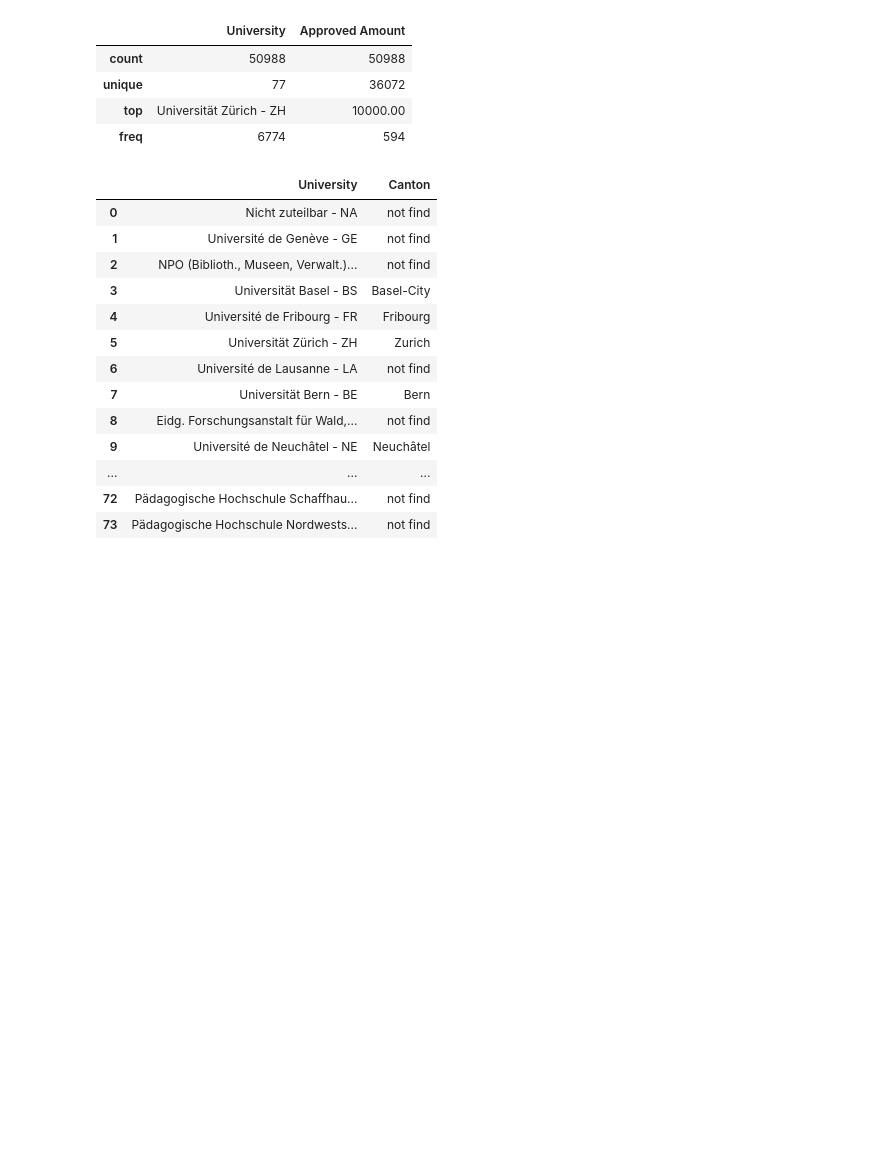
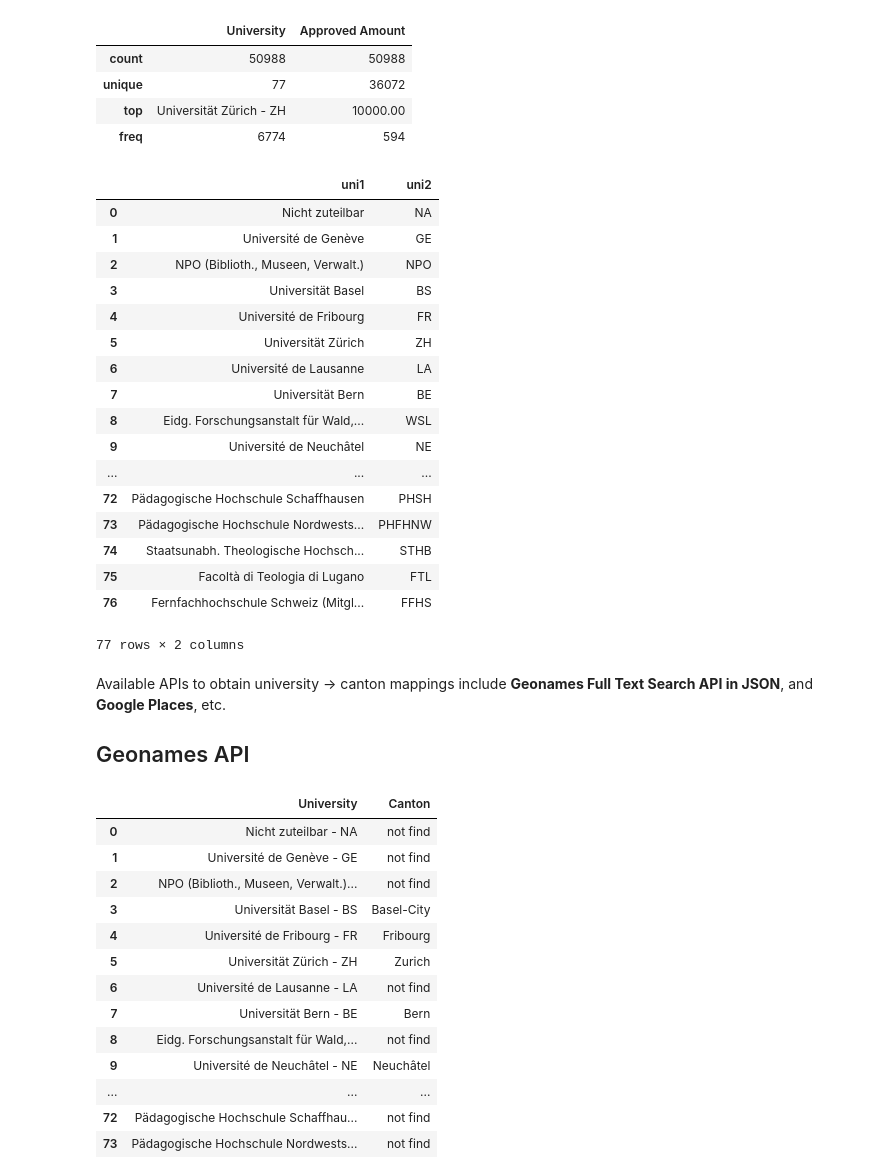
Before and after one commit to BeforeRain/ADA-homework, a Jupyter notebook: 03 - Interactive Viz/University_Canton.ipynb, the cells around one changed output. Drawn from its saved outputs; the diff is of its cells as text; code cells hidden in the pictures; blank space fills up the shorter version.

```diff
--- a/03 - Interactive Viz/University_Canton.ipynb
+++ b/03 - Interactive Viz/University_Canton.ipynb
@@ -57,6 +57,30 @@ uni_name=pd.DataFrame(uni_temp[0].str.split('-',1).tolist(),columns=['uni1','uni
 
 #uni_name=uni_name[0].apply(lambda x: x.split('-')[0])
 #uni_name=uni_name[0].str.split('-').apply(str, 0)
+# %%
+uni_name
+# %% [output]
+|  | uni1 | uni2 |
+| 0 | Nicht zuteilbar | NA |
+| 1 | Université de Genève | GE |
+| 2 | NPO (Biblioth., Museen, Verwalt.) | NPO |
+| 3 | Universität Basel | BS |
+| 4 | Université de Fribourg | FR |
+| 5 | Universität Zürich | ZH |
+| 6 | Université de Lausanne | LA |
+| 7 | Universität Bern | BE |
+| 8 | Eidg. Forschungsanstalt für Wald,... | WSL |
+| 9 | Université de Neuchâtel | NE |
+| ... | ... | ... |
+| 72 | Pädagogische Hochschule Schaffhausen | PHSH |
+| 73 | Pädagogische Hochschule Nordwests... | PHFHNW |
+| 74 | Staatsunabh. Theologische Hochsch... | STHB |
+| 75 | Facoltà di Teologia di Lugano | FTL |
+| 76 | Fernfachhochschule Schweiz (Mitgl... | FFHS |
+77 rows × 2 columns
+# %% [markdown]
+Available APIs to obtain university -> canton mappings include **Geonames Full Text Search API in JSON**, and **Google Places**, etc.
+## Geonames API
 # %%
 # import urllib
 # import unicodedata
```
Also changed, not shown: parts of 8 cells of this notebook.
